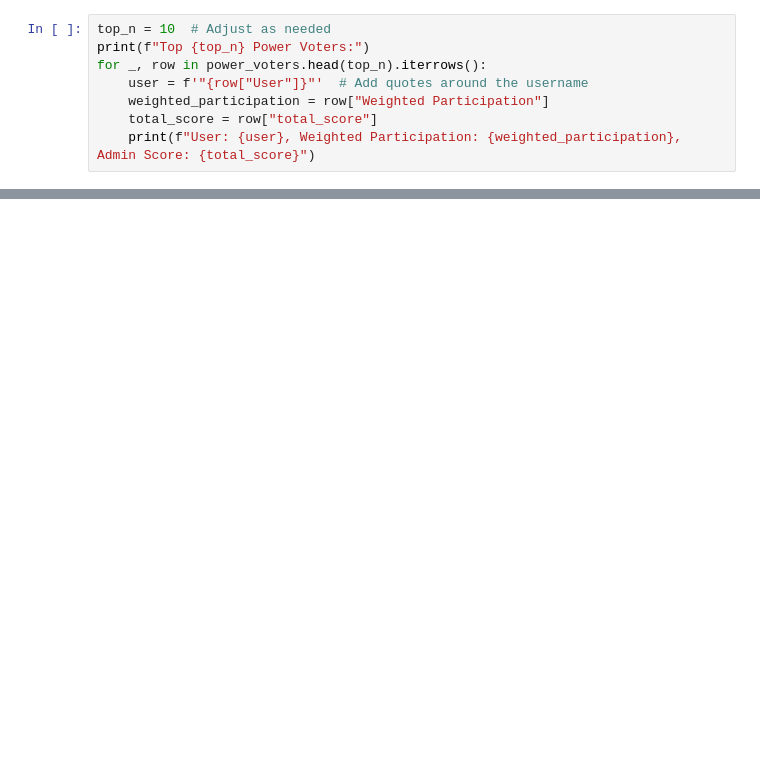
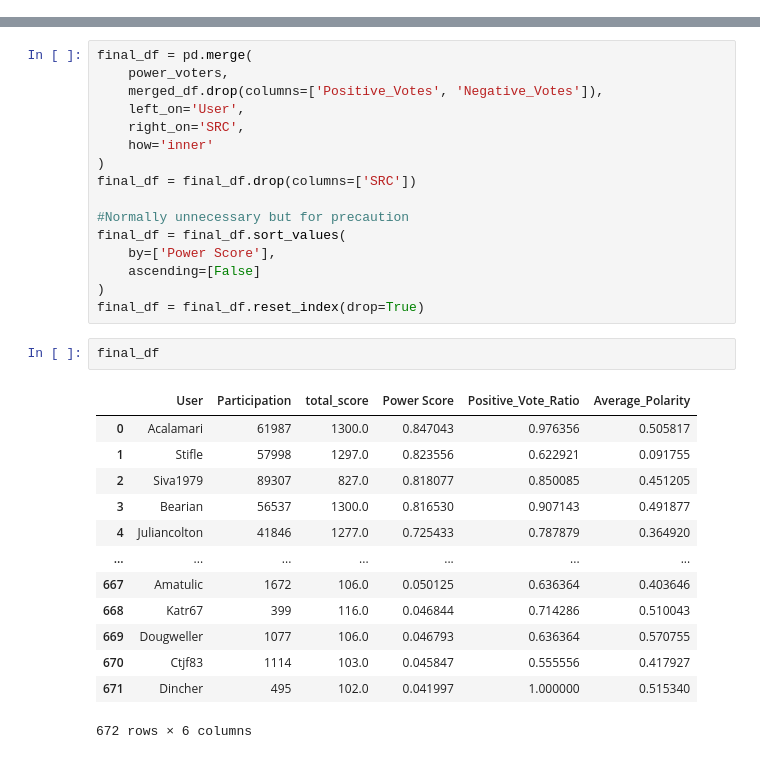
Before and after one commit to epfl-ada/ada-2024-project-supercoolteamname2024, a Jupyter notebook: src/scripts/power_voters.ipynb, the cells around one changed output, grey strips where cells are left out. Cells and saved outputs as stored; diff of their text form; blank space fills up the shorter version.

Commit message:
power_voters

```diff
--- a/src/scripts/power_voters.ipynb
+++ b/src/scripts/power_voters.ipynb
@@ -123,8 +141,0 @@ power_voters.reset_index(drop=True, inplace=True)
-# %%
-top_n = 10  # Adjust as needed
-print(f"Top {top_n} Power Voters:")
-for _, row in power_voters.head(top_n).iterrows():
-    user = f'"{row["User"]}"'  # Add quotes around the username
-    weighted_participation = row["Weighted Participation"]
-    total_score = row["total_score"]
-    print(f"User: {user}, Weighted Participation: {weighted_participation}, Admin Score: {total_score}")
@@ -338,0 +335,32 @@ Visualizing results...
+# %%
+final_df = pd.merge(
+    power_voters,
+    merged_df.drop(columns=['Positive_Votes', 'Negative_Votes']),
+    left_on='User',
+    right_on='SRC',
+    how='inner'
+)
+final_df = final_df.drop(columns=['SRC'])
+
+#Normally unnecessary but for precaution
+final_df = final_df.sort_values(
+    by=['Power Score'],
+    ascending=[False]
+)
+final_df = final_df.reset_index(drop=True)
+# %%
+final_df
+# %% [output]
+|  | User | Participation | total_score | Power Score | Positive_Vote_Ratio | Average_Polarity |
+| 0 | Acalamari | 61987 | 1300.0 | 0.847043 | 0.976356 | 0.505817 |
+| 1 | Stifle | 57998 | 1297.0 | 0.823556 | 0.622921 | 0.091755 |
+| 2 | Siva1979 | 89307 | 827.0 | 0.818077 | 0.850085 | 0.451205 |
+| 3 | Bearian | 56537 | 1300.0 | 0.816530 | 0.907143 | 0.491877 |
+| 4 | Juliancolton | 41846 | 1277.0 | 0.725433 | 0.787879 | 0.364920 |
+| ... | ... | ... | ... | ... | ... | ... |
+| 667 | Amatulic | 1672 | 106.0 | 0.050125 | 0.636364 | 0.403646 |
+| 668 | Katr67 | 399 | 116.0 | 0.046844 | 0.714286 | 0.510043 |
+| 669 | Dougweller | 1077 | 106.0 | 0.046793 | 0.636364 | 0.570755 |
+| 670 | Ctjf83 | 1114 | 103.0 | 0.045847 | 0.555556 | 0.417927 |
+| 671 | Dincher | 495 | 102.0 | 0.041997 | 1.000000 | 0.515340 |
+672 rows × 6 columns
```
Also changed, not shown: parts of 13 cells of this notebook, 5 other files.
